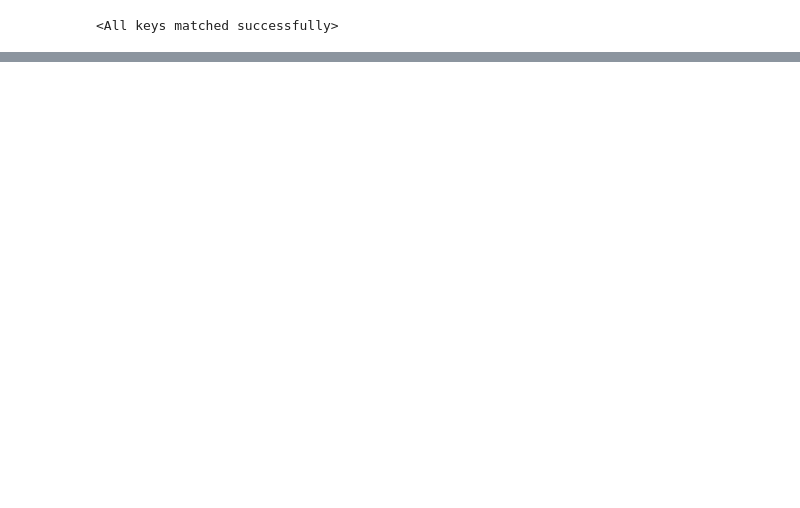
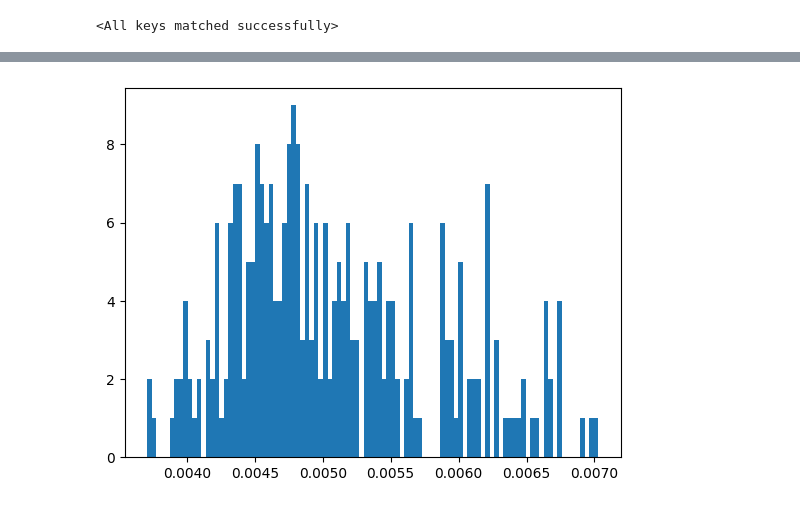
Before and after one commit to nansencenter/nextsim_dynamics_ml, a Jupyter notebook: notebooks/results.ipynb, the cells around one changed output, grey strips where cells are left out. Cells and saved outputs as stored; diff of their text form; code cells hidden in the pictures; blank space fills up the shorter version.

```diff
--- a/notebooks/results.ipynb
+++ b/notebooks/results.ipynb
@@ -166,7 +165,15 @@ dataset_viz = copy.deepcopy(dataset)
 rmse_inputs_pred = []
 rmse_pred = []
 rmse_inputs_true = []
-for i,graph in enumerate(dataset_viz):
+kn_pred = []
+kn_input = []
+kn_true = []
+
+predictions = []
+targets  = []
+inputs = []
+
+for i,graph in tqdm(enumerate(dataset_viz)):
     mask = graph.x[:, -1] == 0
     data = normalize_data(graph,mean_vec_x,std_vec_x,mean_vec_edge,std_vec_edge,mean_vec_y,std_vec_y)
     pred = model(data)
@@ -176,10 +183,10 @@ for i,graph in enumerate(dataset_viz):
     target = unnormalize(data.y,mean_vec_y,std_vec_y)
     data = unnormalize(data.x,mean_vec_x,std_vec_x)
 
-    input_vel = np.linalg.norm(data [:,:2], axis=1)
+    input_vel = np.linalg.norm(data[:,:2], axis=1)
 
     ground = np.linalg.norm(target, axis=1)
-    predicted = np.linalg.norm((pred), axis=1)
+    predicted = np.linalg.norm(pred, axis=1)
 
     error_in_pred = input_vel - predicted
     error_in_true = input_vel - ground
@@ -191,4 +198,12 @@ for i,graph in enumerate(dataset_viz):
     rmse_inputs_true.append(rmse_in_true)
     rmse_inputs_pred.append(rmse_in_pred)
     rmse_pred.append(rmse)
+
+    kn_pred.append((predicted).mean())
+    kn_input.append((input_vel).mean())
+    kn_true.append((ground).mean())
+
+    predictions.append(pred[mask])
+    targets.append(target[mask])
+    inputs.append(data[:,:2][mask])
 # %%
@@ -208,0 +233,5 @@ axs.legend()
+# %%
+plt.hist(rmse_pred,bins=100)
+pass
+# %% [output]
+[figure, added]
```
Also changed, not shown: parts of 7 cells of this notebook.
